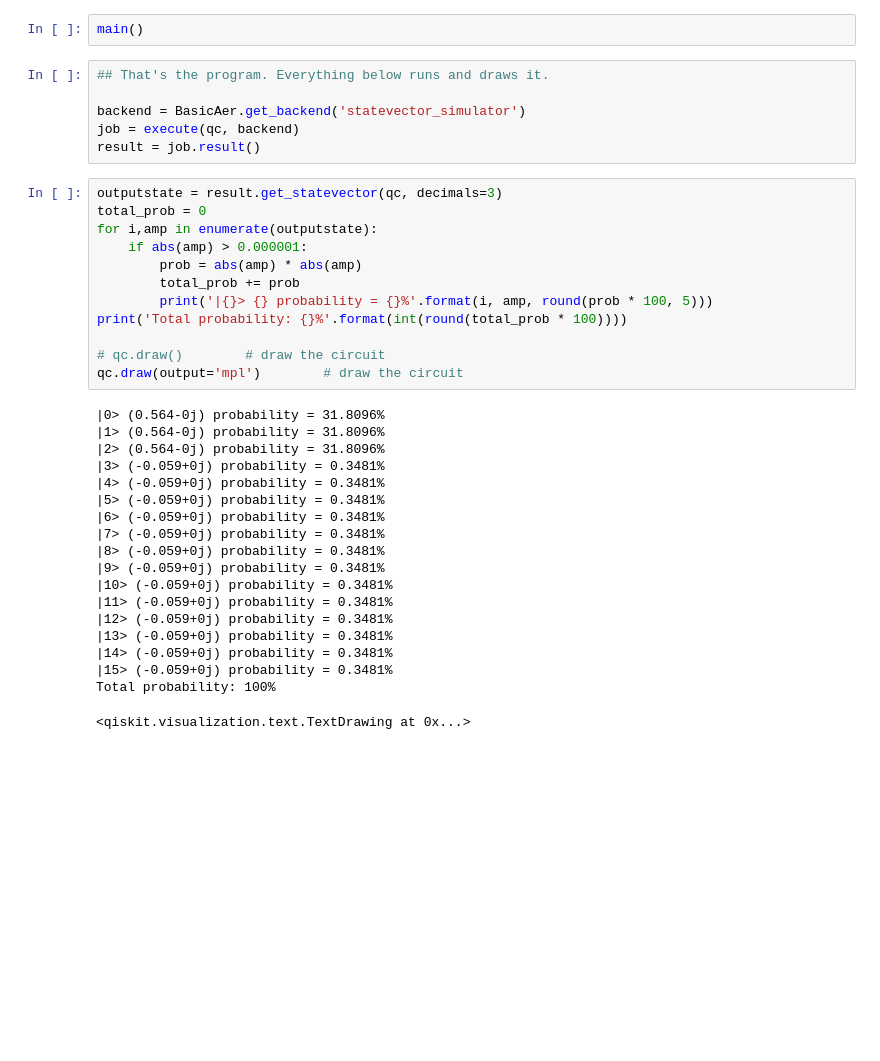
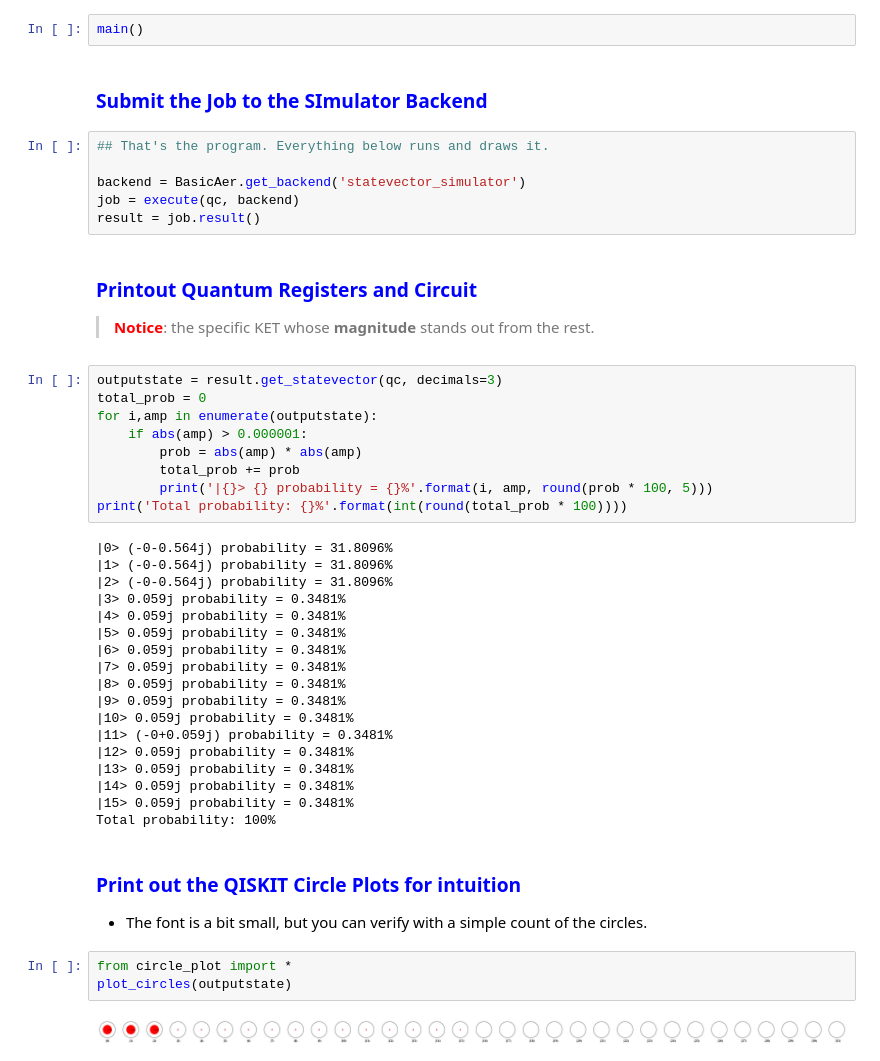
Before and after one commit to profversaggi/QuantumEducation, a Jupyter notebook: QC_Practicals/Ch06_03 Amplitude Amplification Iterations with Multiple Values Flipped.ipynb, the cells around one changed output. Drawn from its saved outputs; the diff is of its cells as text; blank space fills up the shorter version.

```diff
--- a/QC_Practicals/Ch06_03 Amplitude Amplification Iterations with Multiple Values Flipped.ipynb
+++ b/QC_Practicals/Ch06_03 Amplitude Amplification Iterations with Multiple Values Flipped.ipynb
@@ -167,11 +249,17 @@ def multi_cx(qubits, do_cz=False):
 # %%
 main()
+# %% [markdown]
+### <font color="blue">Submit the Job to the SImulator Backend </font>
 # %%
 ## That's the program. Everything below runs and draws it.
 
 backend = BasicAer.get_backend('statevector_simulator')
 job = execute(qc, backend)
 result = job.result()
+# %% [markdown]
+### <font color="blue">Printout Quantum Registers and Circuit</font>
+
+> **<font color="red">Notice</font>**: the specific KET whose **magnitude** stands out from the rest.
 # %%
 outputstate = result.get_statevector(qc, decimals=3)
 total_prob = 0
@@ -181,25 +269,29 @@ for i,amp in enumerate(outputstate):
         total_prob += prob
         print('|{}> {} probability = {}%'.format(i, amp, round(prob * 100, 5)))
 print('Total probability: {}%'.format(int(round(total_prob * 100))))
-
-# qc.draw()        # draw the circuit
-qc.draw(output='mpl')        # draw the circuit
 # %% [output]
-|0> (0.564-0j) probability = 31.8096%
-|1> (0.564-0j) probability = 31.8096%
-|2> (0.564-0j) probability = 31.8096%
-|3> (-0.059+0j) probability = 0.3481%
-|4> (-0.059+0j) probability = 0.3481%
-|5> (-0.059+0j) probability = 0.3481%
-|6> (-0.059+0j) probability = 0.3481%
-|7> (-0.059+0j) probability = 0.3481%
-|8> (-0.059+0j) probability = 0.3481%
-|9> (-0.059+0j) probability = 0.3481%
-|10> (-0.059+0j) probability = 0.3481%
-|11> (-0.059+0j) probability = 0.3481%
-|12> (-0.059+0j) probability = 0.3481%
-|13> (-0.059+0j) probability = 0.3481%
-|14> (-0.059+0j) probability = 0.3481%
-|15> (-0.059+0j) probability = 0.3481%
+|0> (-0-0.564j) probability = 31.8096%
+|1> (-0-0.564j) probability = 31.8096%
+|2> (-0-0.564j) probability = 31.8096%
+|3> 0.059j probability = 0.3481%
+|4> 0.059j probability = 0.3481%
+|5> 0.059j probability = 0.3481%
+|6> 0.059j probability = 0.3481%
+|7> 0.059j probability = 0.3481%
+|8> 0.059j probability = 0.3481%
+|9> 0.059j probability = 0.3481%
+|10> 0.059j probability = 0.3481%
+|11> (-0+0.059j) probability = 0.3481%
+|12> 0.059j probability = 0.3481%
+|13> 0.059j probability = 0.3481%
+|14> 0.059j probability = 0.3481%
+|15> 0.059j probability = 0.3481%
 Total probability: 100%
-<qiskit.visualization.text.TextDrawing at 0x...>
+# %% [markdown]
+### <font color="blue">Print out the QISKIT Circle Plots for intuition </font>
+- The font is a bit small, but you can verify with a simple count of the circles.
+# %%
+from circle_plot import *
+plot_circles(outputstate)
+# %% [output]
+[figure, added]
```
Also changed, not shown: parts of 23 cells of this notebook, 13 other files.
